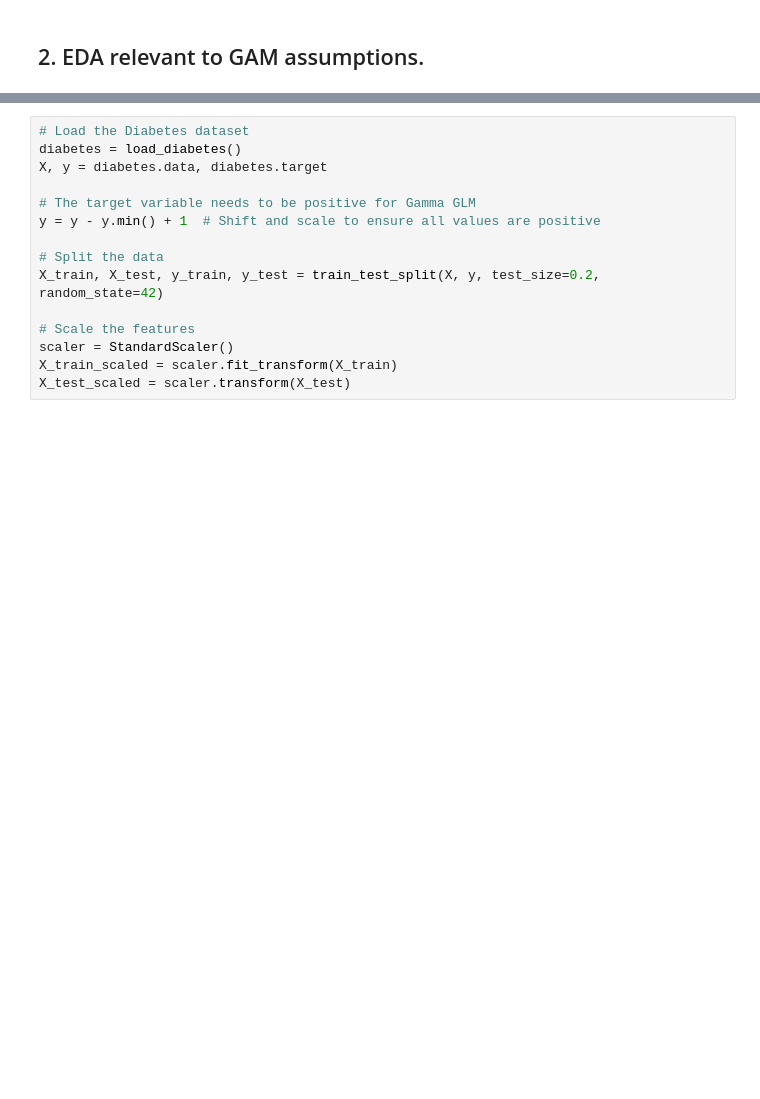
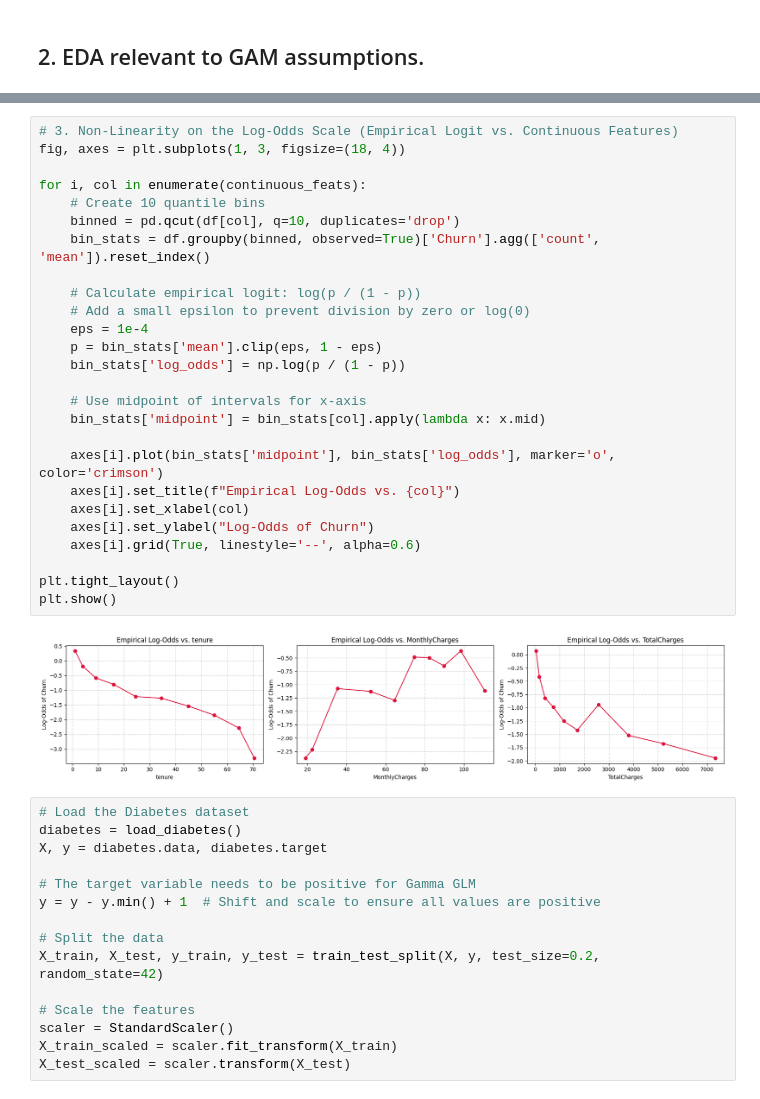
Before and after one commit to tonantzin-real/AIPI590_w2_assumption_junction, a Jupyter notebook: tonantzin_teamname_gam.ipynb, the cells around one changed output, grey strips where cells are left out. Saved outputs shown, nothing was run; the diff lists cells and outputs as text; blank space fills up the shorter version.

```diff
--- a/tonantzin_teamname_gam.ipynb
+++ b/tonantzin_teamname_gam.ipynb
@@ -152,3 +155,31 @@ X_test_scaled = scaler.transform(X_test)
+# %%
+# 3. Non-Linearity on the Log-Odds Scale (Empirical Logit vs. Continuous Features)
+fig, axes = plt.subplots(1, 3, figsize=(18, 4))
+
+for i, col in enumerate(continuous_feats):
+    # Create 10 quantile bins
+    binned = pd.qcut(df[col], q=10, duplicates='drop')
+    bin_stats = df.groupby(binned, observed=True)['Churn'].agg(['count', 'mean']).reset_index()
+
+    # Calculate empirical logit: log(p / (1 - p))
+    # Add a small epsilon to prevent division by zero or log(0)
+    eps = 1e-4
+    p = bin_stats['mean'].clip(eps, 1 - eps)
+    bin_stats['log_odds'] = np.log(p / (1 - p))
+
+    # Use midpoint of intervals for x-axis
+    bin_stats['midpoint'] = bin_stats[col].apply(lambda x: x.mid)
+
+    axes[i].plot(bin_stats['midpoint'], bin_stats['log_odds'], marker='o', color='crimson')
+    axes[i].set_title(f"Empirical Log-Odds vs. {col}")
+    axes[i].set_xlabel(col)
+    axes[i].set_ylabel("Log-Odds of Churn")
+    axes[i].grid(True, linestyle='--', alpha=0.6)
+
+plt.tight_layout()
+plt.show()
+# %% [output]
+[figure, added]
 # %%
 # Load the Diabetes dataset
 diabetes = load_diabetes()
```
Also changed, not shown: parts of 3 cells of this notebook.
